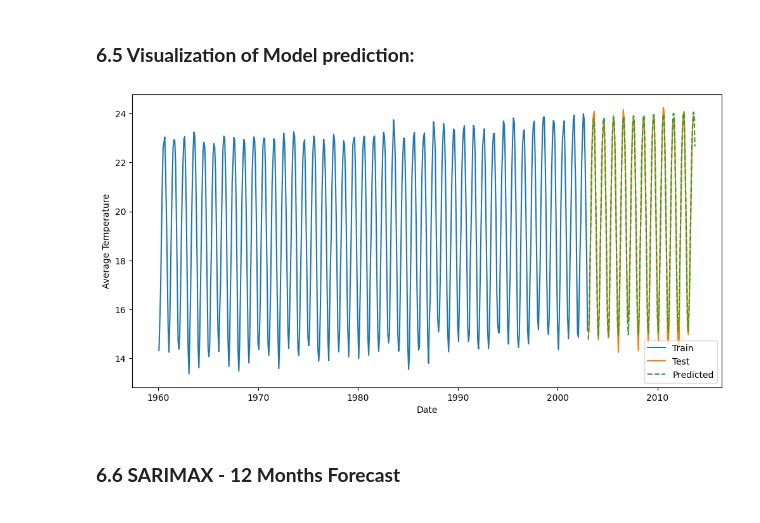
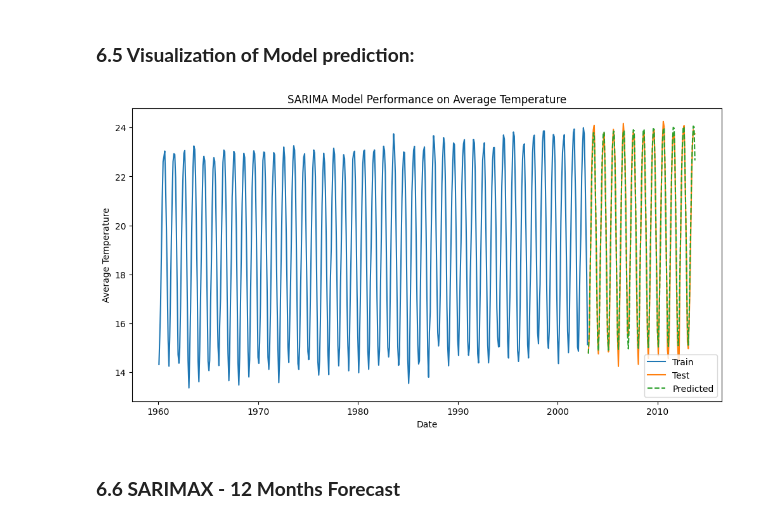
Before and after one commit to HassanZeb01/land_temperature_by_country, a Jupyter notebook: climate_temperature.ipynb, the cells around one changed output. Saved outputs shown, nothing was run; the diff lists cells and outputs as text; code cells hidden in the pictures.

```diff
--- a/climate_temperature.ipynb
+++ b/climate_temperature.ipynb
@@ -628,24 +628,24 @@ Root Mean Squared Error: 0.3160
 # %%
 # Visualization of result.
 
 # Plot figure size
 plt.figure(figsize=(12,6))
 
 # Training data plot
 plt.plot(train.index, train, label='Train')
 
 # Testing data plot
 plt.plot(test.index, test, label='Test')
 
 # Predicted data plot
 plt.plot(pred_mean.index, pred_mean, label='Predicted', linestyle='--')
-
+plt.title('SARIMA Model Performance on Average Temperature')
 plt.xlabel('Date')
 plt.ylabel('Average Temperature')
 plt.legend()
 plt.show()
 # %% [output]
-[figure, old version]
+[figure, new version]
 # %% [markdown]
 ### **6.6 SARIMAX - 12 Months Forecast**
 # %%
```
Also changed, not shown: parts of 25 cells of this notebook.
